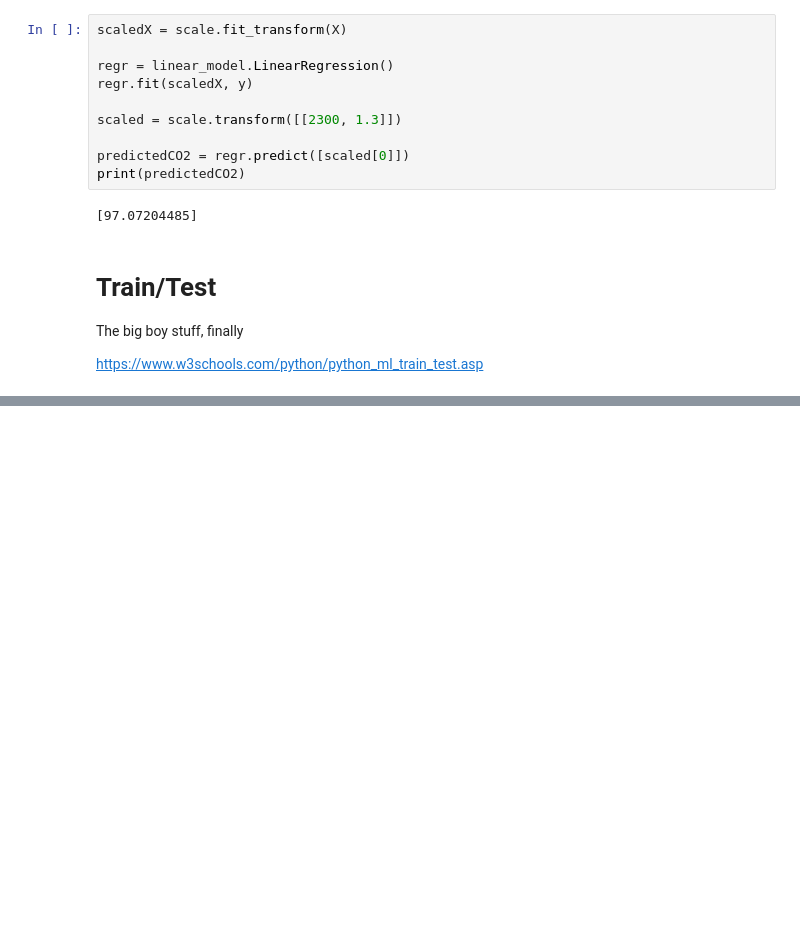
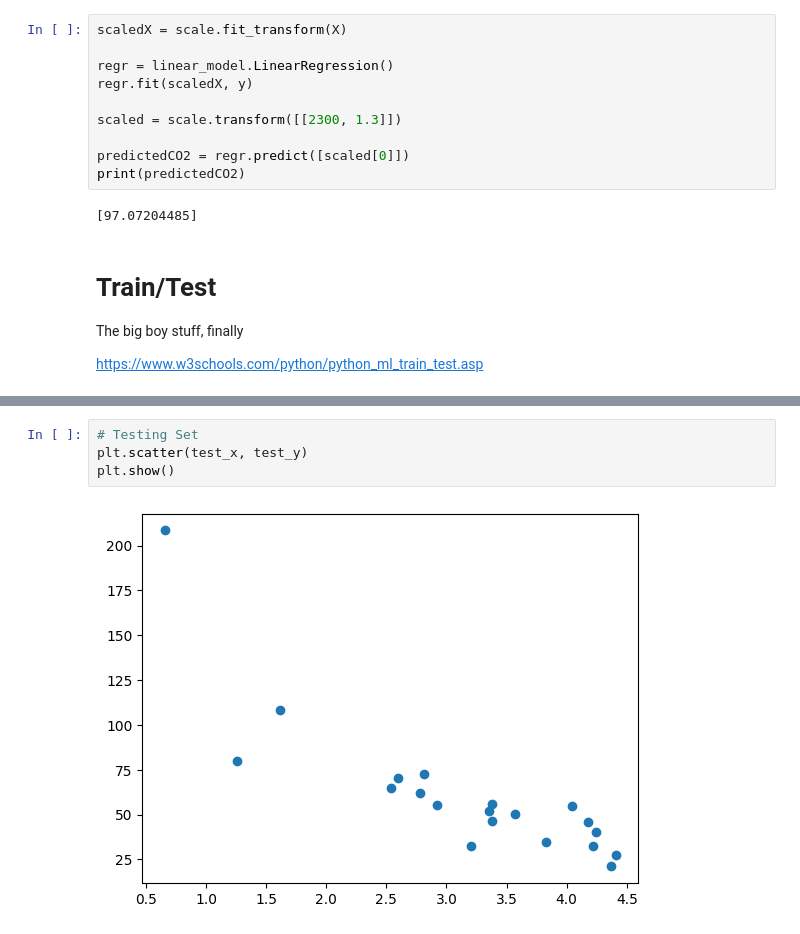
Before and after one commit to tuccr/W3AI, a Jupyter notebook: notebook.ipynb, the cells around one changed output, grey strips where cells are left out. Drawn from its saved outputs; the diff is of its cells as text; blank space fills up the shorter version.

```diff
--- a/notebook.ipynb
+++ b/notebook.ipynb
@@ -211,0 +220,6 @@ plt.show()
+# %%
+# Testing Set
+plt.scatter(test_x, test_y)
+plt.show()
+# %% [output]
+[figure, added]
```
Also changed, not shown: parts of 6 cells of this notebook.
